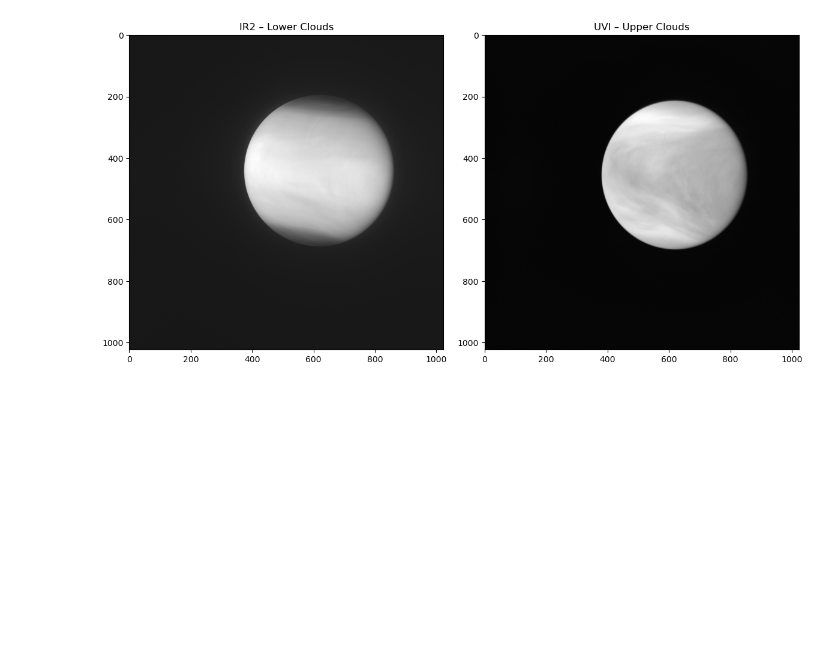
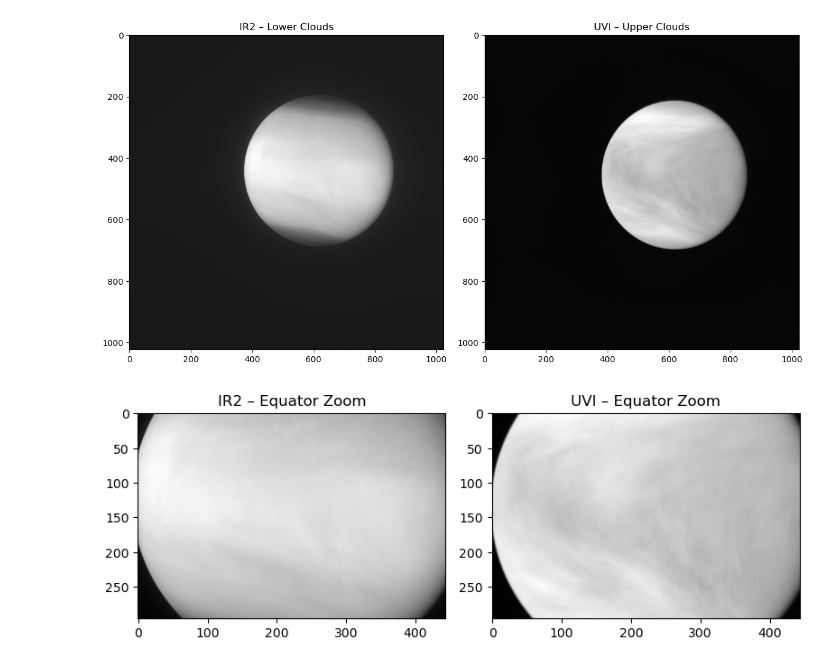
Before and after one commit to rmorefield/venus_wind_speeds, a Jupyter notebook: track_venus_winds.ipynb, the cells around one changed output. Drawn from its saved outputs; the diff is of its cells as text; code cells hidden in the pictures; blank space fills up the shorter version.

Commit message:
Added equatorial and polar region crops and plotting for IR2 and UVI

```diff
--- a/track_venus_winds.ipynb
+++ b/track_venus_winds.ipynb
@@ -41,3 +35,30 @@ plt.tight_layout()
 plt.show()
 # %% [output]
 [figure]
+# %%
+# Zoom into the equator for closer analysis
+
+# Vertical (latitude) crop
+y_start = 320
+y_end = 616
+
+# Horizontal (longitude) zoom
+x_start = 382
+x_end = 826
+
+# Crop both images
+ir2_zoom = ir2_data[y_start:y_end, x_start:x_end]
+uvi_zoom = uvi_data[y_start:y_end, x_start:x_end]
+
+fig, axs = plt.subplots(1, 2, figsize=(8, 4))
+
+axs[0].imshow(ir2_zoom, cmap='gray', aspect='equal')
+axs[0].set_title('IR2 – Equator Zoom')
+
+axs[1].imshow(uvi_zoom, cmap='gray', aspect='equal')
+axs[1].set_title('UVI – Equator Zoom')
+
+plt.tight_layout()
+plt.show()
+# %% [output]
+[figure, added]
```
Also changed, not shown: parts of 2 cells of this notebook.
